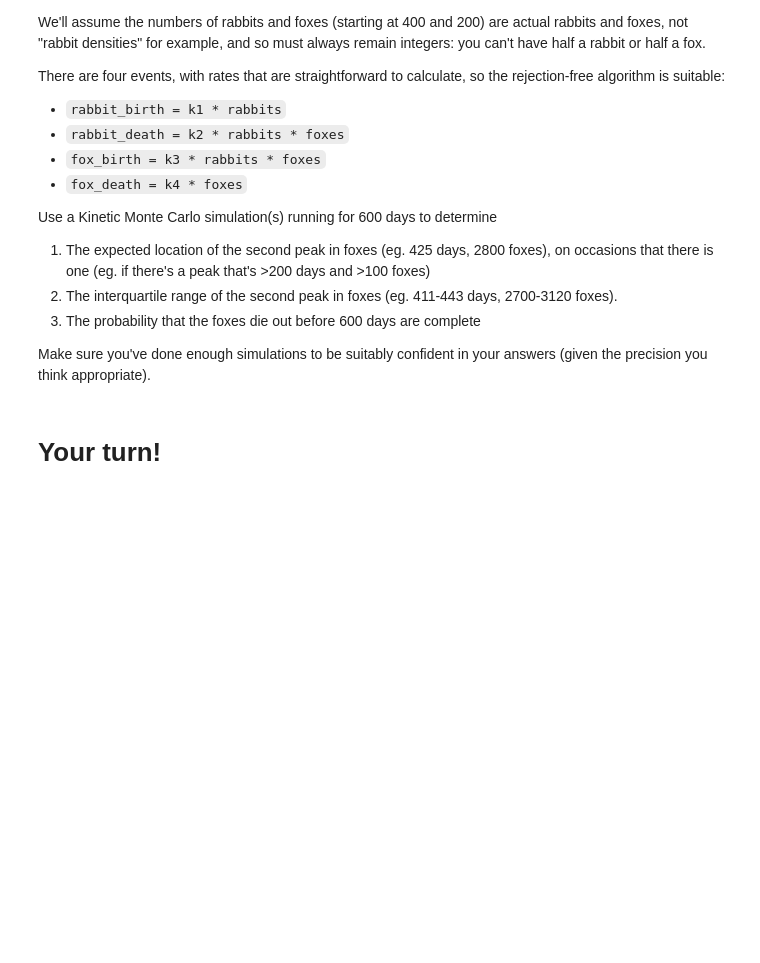
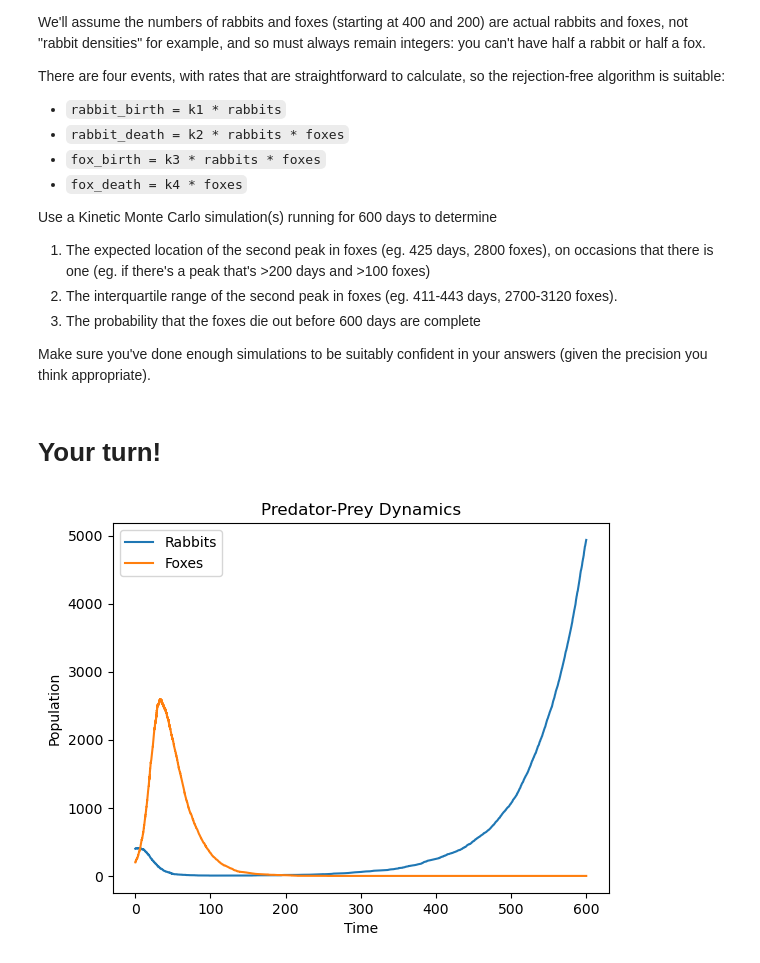
Before and after one commit to CHME5137/KMC, a Jupyter notebook: rabbits-and-foxes-kmc-question.ipynb, the cells around one changed output. Cells and saved outputs as stored; diff of their text form; code cells hidden in the pictures; blank space fills up the shorter version.

Commit message:
Update rabbits-and-foxes-kmc-question.ipynb
Added plot

```diff
--- a/rabbits-and-foxes-kmc-question.ipynb
+++ b/rabbits-and-foxes-kmc-question.ipynb
@@ -40,3 +40,62 @@ Use a Kinetic Monte Carlo simulation(s) running for 600 days to determine
 Make sure you've done enough simulations to be suitably confident in your answers (given the precision you think appropriate).
 # %% [markdown]
 # Your turn!
+# %%
+time = 0
+
+rabbit = 400
+fox = 200
+end_time = 600
+
+k1 = 0.015
+k2 = 0.00004
+k3 = 0.0004
+k4 = 0.04
+
+times = [time]
+rabbits = [rabbit]
+foxes = [fox]
+
+while time < end_time:
+    rate_rb = k1 * rabbit
+    rate_rd = k2 * rabbit * fox
+    rate_fb = k3 * rabbit * fox
+    rate_fd = k4 * fox
+
+    rates = np.array([rate_rb, rate_rd, rate_fb, rate_fd])
+    cumulative_rates=rates.cumsum()
+    total_rate=cumulative_rates[-1]
+
+    dt = -np.log(np.random.uniform()) / total_rate
+    time += dt
+
+    u = np.random.uniform(0,1)
+    for i, cum_rates in enumerate(cumulative_rates):
+        if cum_rates / total_rate > u:
+            event = i
+            break
+
+    if event == 0:
+        rabbit += 1
+    elif event == 1:
+        rabbit -= 1
+    elif event == 2:
+        fox += 1
+    elif event == 3:
+        fox -= 1
+    else:
+        raise ValueError("event not in 0,1,2,3")
+
+    times.append(time)
+    rabbits.append(rabbit)
+    foxes.append(fox)
+
+plt.plot(times, rabbits, label = "Rabbits")
+plt.plot(times, foxes, label = "Foxes")
+plt.xlabel("Time")
+plt.ylabel("Population")
+plt.title("Predator-Prey Dynamics")
+plt.legend()
+plt.show()
+# %% [output]
+[figure, added]
```
